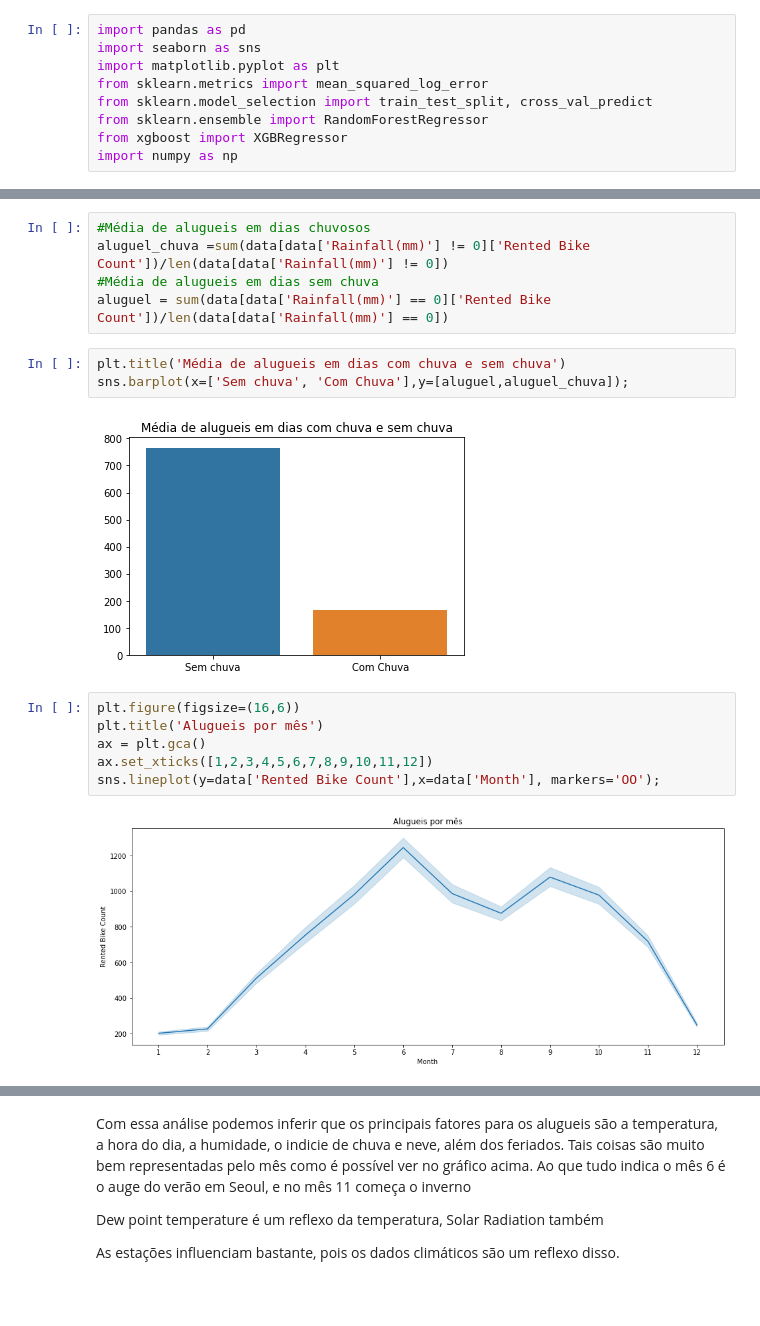
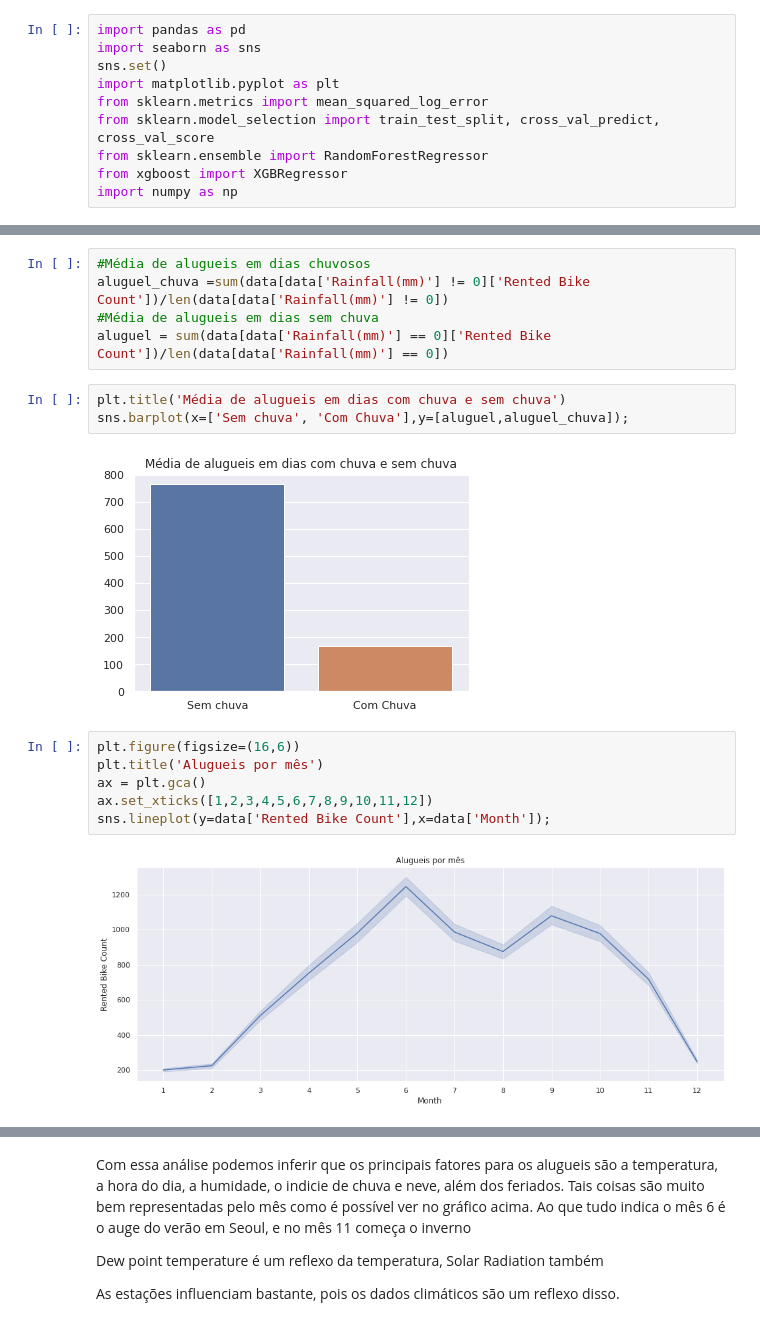
Before and after one commit to AlvaroAt19/Homi_dos_dados, a Jupyter notebook: SeoulBike/SeoulBike.ipynb, the cells around one changed output, grey strips where cells are left out. Cells and saved outputs as stored; diff of their text form; blank space fills up the shorter version.

```diff
--- a/SeoulBike/SeoulBike.ipynb
+++ b/SeoulBike/SeoulBike.ipynb
@@ -1,9 +1,10 @@
 # %%
 import pandas as pd
 import seaborn as sns
+sns.set()
 import matplotlib.pyplot as plt
 from sklearn.metrics import mean_squared_log_error
-from sklearn.model_selection import train_test_split, cross_val_predict
+from sklearn.model_selection import train_test_split, cross_val_predict, cross_val_score
 from sklearn.ensemble import RandomForestRegressor
 from xgboost import XGBRegressor
 import numpy as np
@@ -160,15 +161,15 @@ aluguel = sum(data[data['Rainfall(mm)'] == 0]['Rented Bike Count'])/len(data[dat
 plt.title('Média de alugueis em dias com chuva e sem chuva')
 sns.barplot(x=['Sem chuva', 'Com Chuva'],y=[aluguel,aluguel_chuva]);
 # %% [output]
-[figure, old version]
+[figure, new version]
 # %%
 plt.figure(figsize=(16,6))
 plt.title('Alugueis por mês')
 ax = plt.gca()
 ax.set_xticks([1,2,3,4,5,6,7,8,9,10,11,12])
-sns.lineplot(y=data['Rented Bike Count'],x=data['Month'], markers='OO');
+sns.lineplot(y=data['Rented Bike Count'],x=data['Month']);
 # %% [output]
-[figure, old version]
+[figure, new version]
 # %%
 plt.figure(figsize=(16,6))
 plt.title('Alugueis por data')
```
Also changed, not shown: parts of 31 cells of this notebook, 1 other file.
